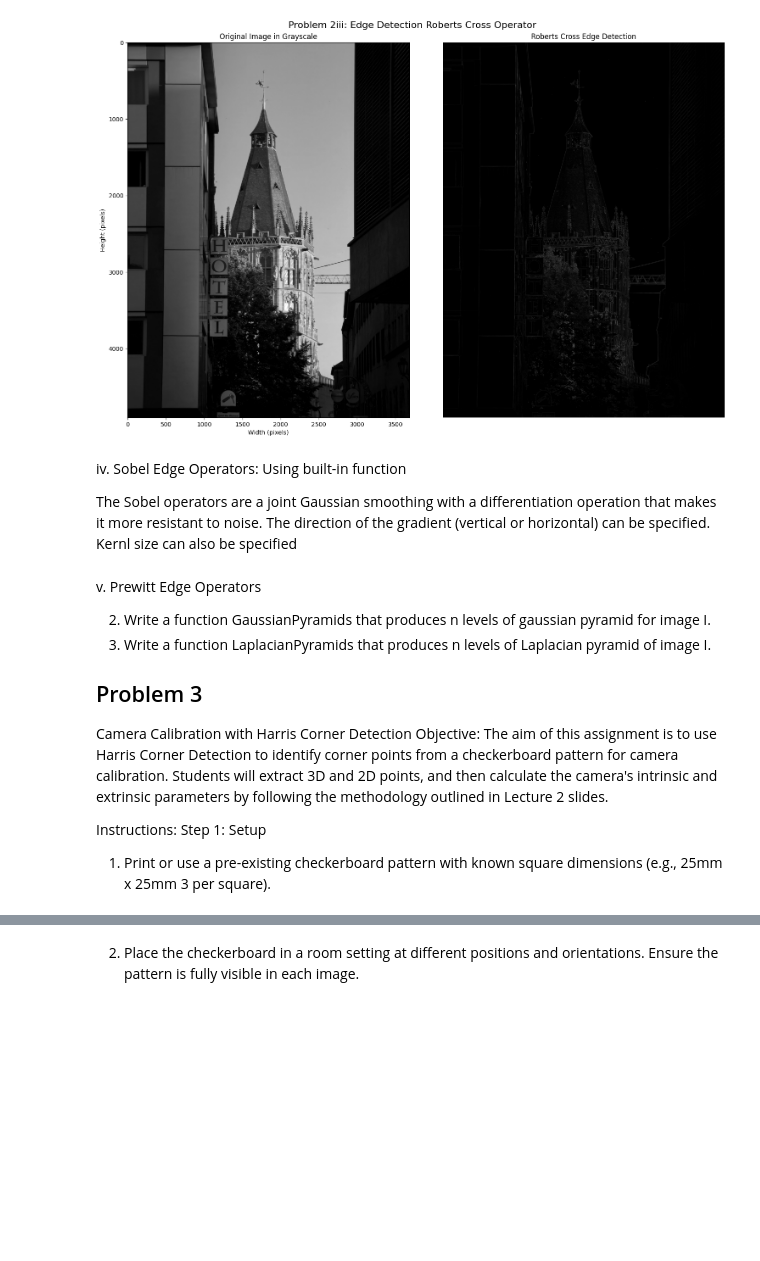
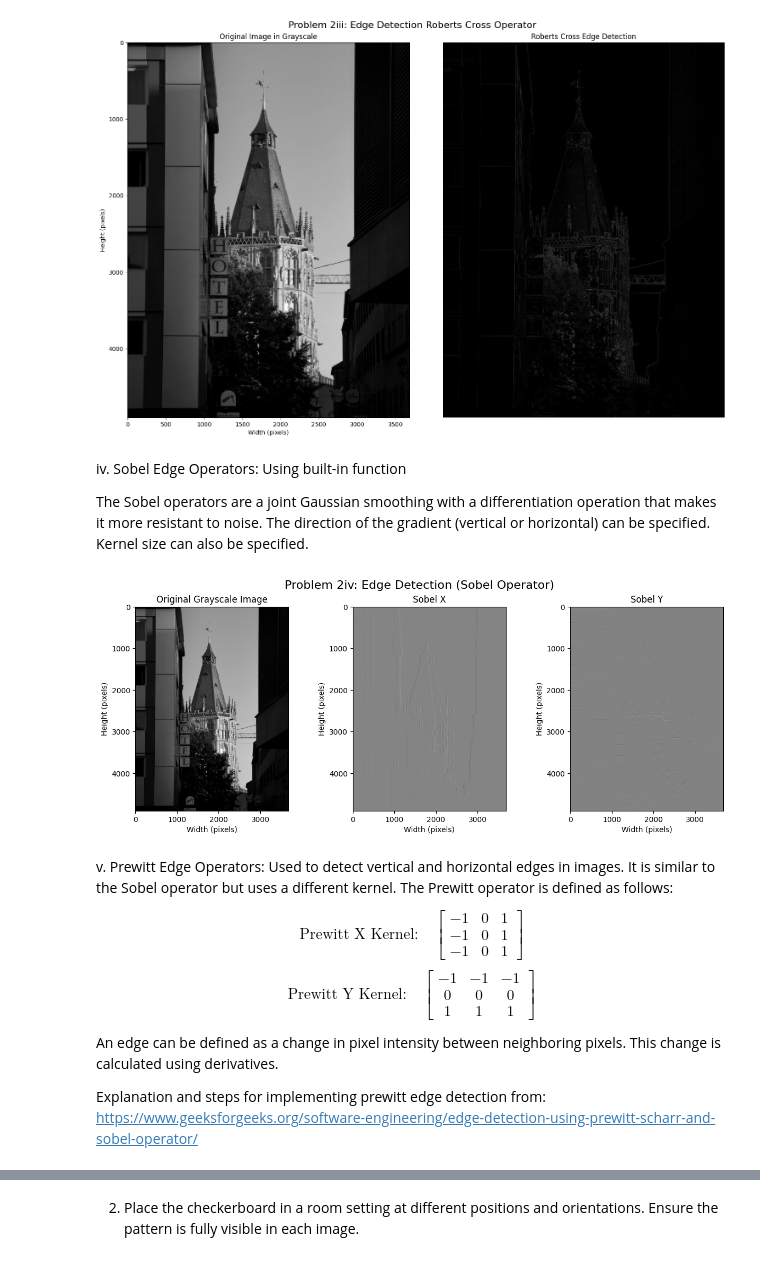
Before and after one commit to erinakin/ComputerVisionClass, a Jupyter notebook: ErinAkinjide_HW1.ipynb, the cells around one changed output, grey strips where cells are left out. Cells and saved outputs as stored; diff of their text form; code cells hidden in the pictures; blank space fills up the shorter version.

```diff
--- a/ErinAkinjide_HW1.ipynb
+++ b/ErinAkinjide_HW1.ipynb
@@ -245,23 +268,37 @@ plt.show()
 iv. Sobel Edge Operators: Using built-in function
 
 The Sobel operators are a joint Gaussian smoothing with a differentiation operation that makes it more resistant to noise.
-The direction of the gradient (vertical or horizontal) can be specified. Kernl size can also be specified
+The direction of the gradient (vertical or horizontal) can be specified. Kernel size can also be specified.
+# %%
+# The following code applies the Sobel operator to the grayscale image from the
+# Roberts Cross Operator section
+
+sobel_x = cv2.Sobel(robcross_grayimage, cv2.CV_64F, 1, 0, ksize=5)
+sobel_y = cv2.Sobel(robcross_grayimage, cv2.CV_64F, 0, 1, ksize=5)
+
+# Display results
+sobel_results_iv = [("Original Grayscale Image", robcross_grayimage),
+           ("Sobel X", sobel_x),
+           ("Sobel Y", sobel_y)]
+
+fig, axes = plt.subplots(1, 3, figsize=(15, 5))
+for i, (title, img) in enumerate(sobel_results_iv):
+    axes[i].imshow(img, cmap='gray')
+    axes[i].set_title(title)
+    axes[i].set_xlabel("Width (pixels)")
+    axes[i].set_ylabel("Height (pixels)")
+
+plt.suptitle("Problem 2iv: Edge Detection (Sobel Operator)", fontsize=16)
+plt.show()
+# %% [output]
+[figure, added]
 # %% [markdown]
-v. Prewitt Edge Operators
+v. Prewitt Edge Operators:  Used to detect vertical and horizontal edges in images. It is similar to the Sobel operator but uses a different kernel. The Prewitt operator is defined as follows:
 
-2. Write a function GaussianPyramids that produces n levels of gaussian pyramid for image I.
-3. Write a function LaplacianPyramids that produces n levels of Laplacian pyramid of image I.
+$$ \text{Prewitt X Kernel:} \quad \begin{bmatrix} -1 & 0 & 1 \\ -1 & 0 & 1 \\ -1 & 0 & 1 \end{bmatrix} $$
+$$ \text{Prewitt Y Kernel:} \quad \begin{bmatrix} -1 & -1 & -1 \\ 0 & 0 & 0 \\ 1 & 1 & 1 \end{bmatrix} $$
 
+An edge can be defined as a change in pixel intensity between neighboring pixels. This change is calculated using derivatives.
 
-## Problem 3
-
-Camera Calibration with Harris Corner Detection
-Objective:
-The aim of this assignment is to use Harris Corner Detection to identify corner points from a checkerboard
-pattern  for  camera  calibration.  Students  will  extract  3D  and  2D  points,  and  then  calculate  the
-camera's intrinsic and extrinsic parameters by following the methodology outlined in Lecture 2 slides.
-
-
-Instructions:
-Step 1: Setup
-1.  Print or use a pre-existing checkerboard pattern with known square dimensions (e.g., 25mm x 25mm 3  per square).
+Explanation and steps for implementing prewitt edge detection from:
+https://www.geeksforgeeks.org/software-engineering/edge-detection-using-prewitt-scharr-and-sobel-operator/
```
Also changed, not shown: parts of 14 cells of this notebook, 27 other files.
